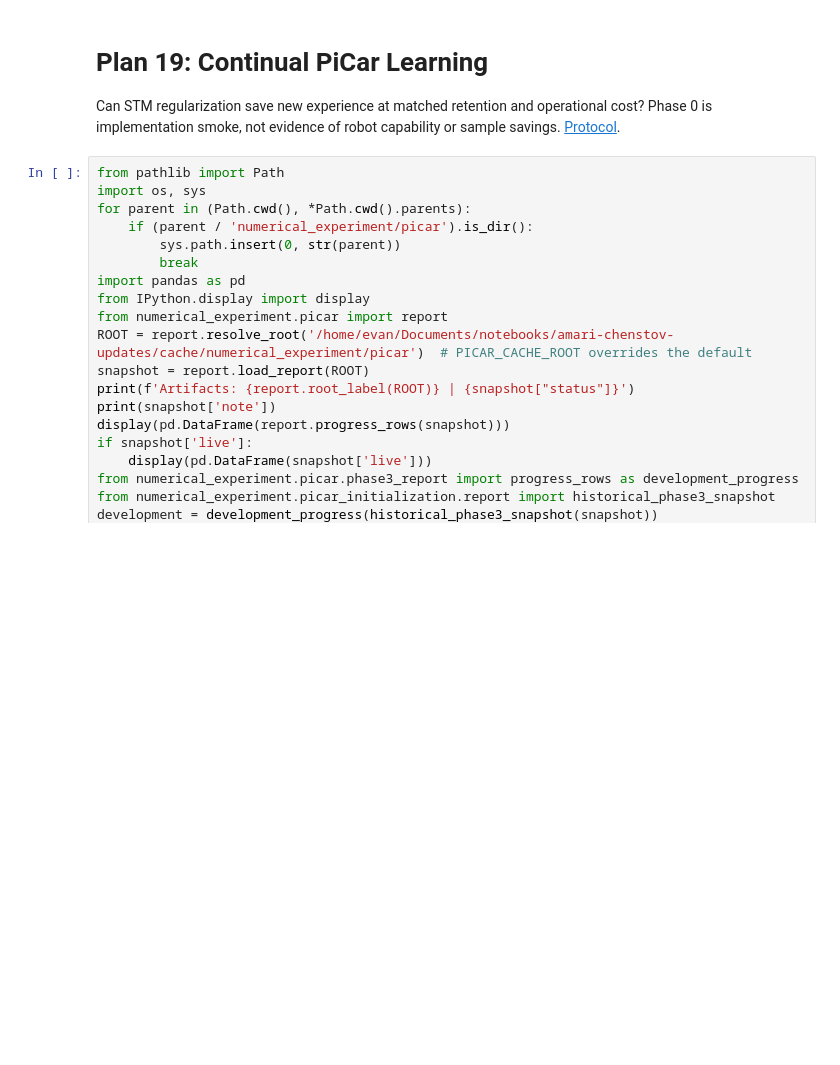
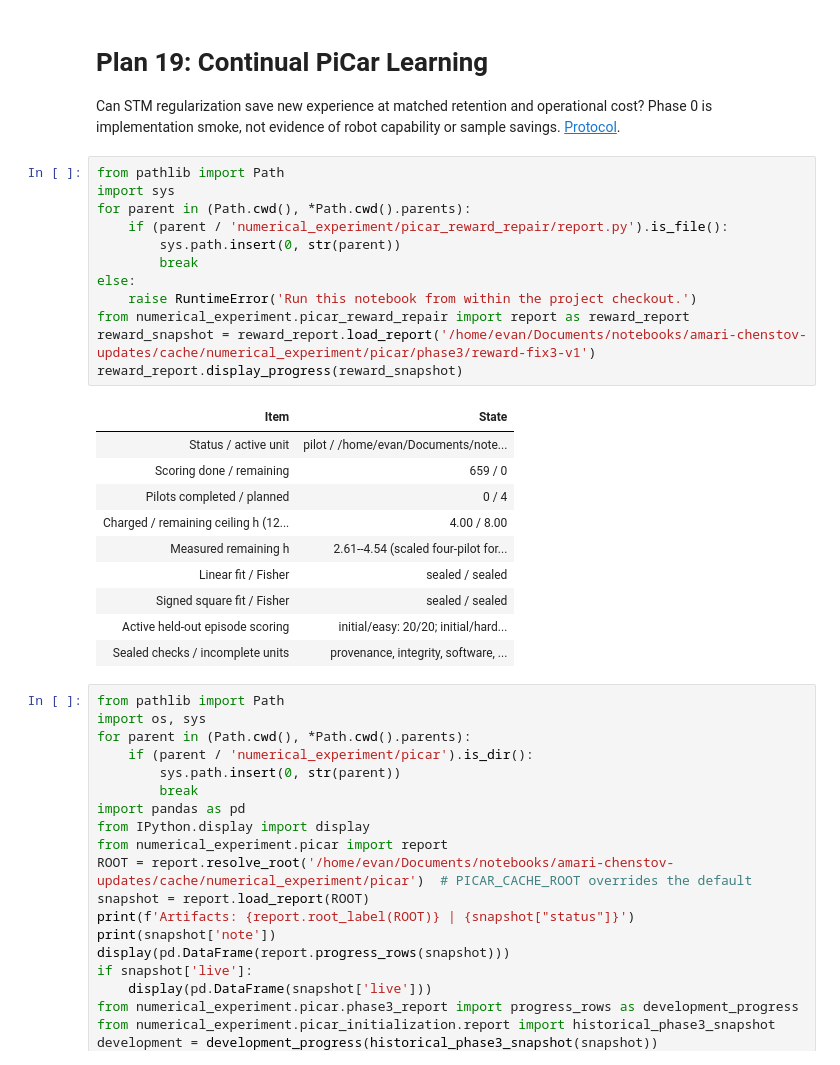
Before and after one commit to wdurno/notebooks, a Jupyter notebook: amari-chenstov-updates/numerical_experiment/picar/plan19_results.ipynb, the cells around one changed output. Drawn from its saved outputs; the diff is of its cells as text; blank space fills up the shorter version.

```diff
--- a/amari-chenstov-updates/numerical_experiment/picar/plan19_results.ipynb
+++ b/amari-chenstov-updates/numerical_experiment/picar/plan19_results.ipynb
@@ -2,6 +2,29 @@
 # Plan 19: Continual PiCar Learning
 
 Can STM regularization save new experience at matched retention and operational cost? Phase 0 is implementation smoke, not evidence of robot capability or sample savings. [Protocol](plan19.md).
+# %%
+from pathlib import Path
+import sys
+for parent in (Path.cwd(), *Path.cwd().parents):
+    if (parent / 'numerical_experiment/picar_reward_repair/report.py').is_file():
+        sys.path.insert(0, str(parent))
+        break
+else:
+    raise RuntimeError('Run this notebook from within the project checkout.')
+from numerical_experiment.picar_reward_repair import report as reward_report
+reward_snapshot = reward_report.load_report('/home/evan/Documents/notebooks/amari-chenstov-updates/cache/numerical_experiment/picar/phase3/reward-fix3-v1')
+reward_report.display_progress(reward_snapshot)
+# %% [output]
+| Item | State |
+| Status / active unit | pilot / /home/evan/Documents/note... |
+| Scoring done / remaining | 659 / 0 |
+| Pilots completed / planned | 0 / 4 |
+| Charged / remaining ceiling h (12... | 4.00 / 8.00 |
+| Measured remaining h | 2.61--4.54 (scaled four-pilot for... |
+| Linear fit / Fisher | sealed / sealed |
+| Signed square fit / Fisher | sealed / sealed |
+| Active held-out episode scoring | initial/easy: 20/20; initial/hard... |
+| Sealed checks / incomplete units | provenance, integrity, software, ... |
 # %%
 from pathlib import Path
 import os, sys
```
Also changed, not shown: parts of 3 cells of this notebook, 29 other files.
